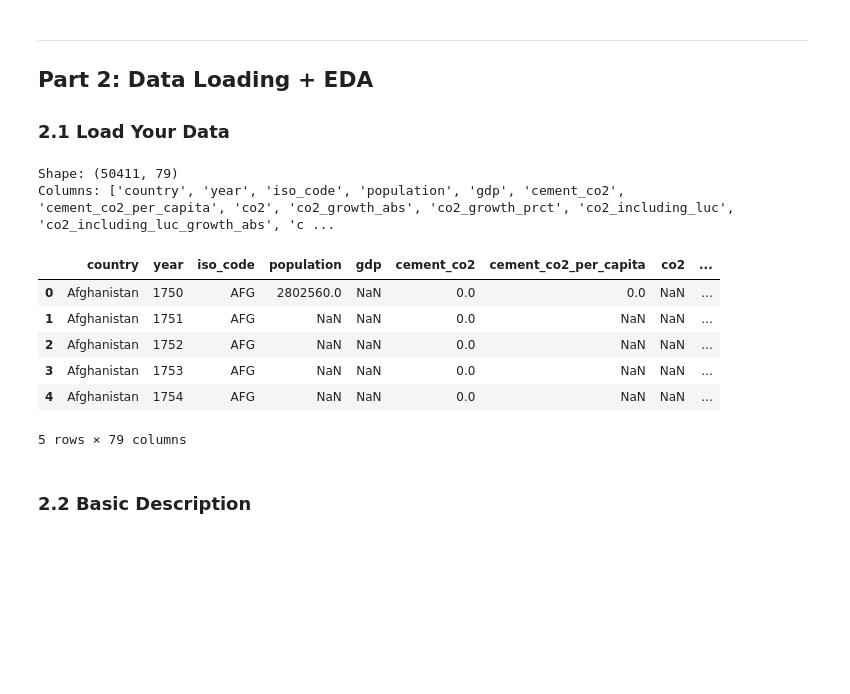
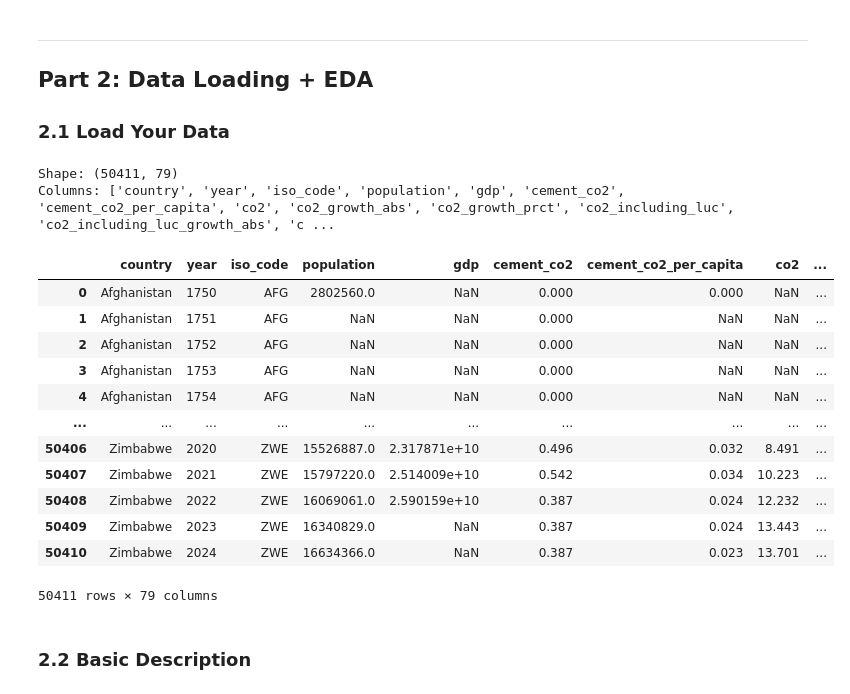
Before and after one commit to aydanali/ECON3916-Stats-and-ML, a Jupyter notebook: FinalProject/3916_final_project_starter.ipynb, the cells around one changed output. Saved outputs shown, nothing was run; the diff lists cells and outputs as text; code cells hidden in the pictures; blank space fills up the shorter version.

```diff
--- a/FinalProject/3916_final_project_starter.ipynb
+++ b/FinalProject/3916_final_project_starter.ipynb
@@ -68,29 +68,35 @@ Fill in each blank below. This becomes the opening paragraph of your report.
 # %%
 # ============================================================
 # 2.1 Load your dataset
 # ============================================================
 # Replace the URL/path below with your data source
 
 # df = pd.read_csv('your_data.csv')
 # df = pd.read_csv('https://example.com/data.csv')
 
 # Uncomment and modify one of the lines above
 df = pd.read_csv('https://raw.githubusercontent.com/owid/co2-data/refs/heads/master/owid-co2-data.csv')
 
 # Quick look
 print(f'Shape: {df.shape}')
 print(f'Columns: {list(df.columns)}')
-df.head()
+df
 # %% [output]
 Shape: (50411, 79)
 Columns: ['country', 'year', 'iso_code', 'population', 'gdp', 'cement_co2', 'cement_co2_per_capita', 'co2', 'co2_growth_abs', 'co2_growth_prct', 'co2_including_luc', 'co2_including_luc_growth_abs', 'c ...
 |  | country | year | iso_code | population | gdp | cement_co2 | cement_co2_per_capita | co2 | ... |
-| 0 | Afghanistan | 1750 | AFG | 2802560.0 | NaN | 0.0 | 0.0 | NaN | ... |
-| 1 | Afghanistan | 1751 | AFG | NaN | NaN | 0.0 | NaN | NaN | ... |
-| 2 | Afghanistan | 1752 | AFG | NaN | NaN | 0.0 | NaN | NaN | ... |
-| 3 | Afghanistan | 1753 | AFG | NaN | NaN | 0.0 | NaN | NaN | ... |
-| 4 | Afghanistan | 1754 | AFG | NaN | NaN | 0.0 | NaN | NaN | ... |
+| 0 | Afghanistan | 1750 | AFG | 2802560.0 | NaN | 0.000 | 0.000 | NaN | ... |
+| 1 | Afghanistan | 1751 | AFG | NaN | NaN | 0.000 | NaN | NaN | ... |
+| 2 | Afghanistan | 1752 | AFG | NaN | NaN | 0.000 | NaN | NaN | ... |
+| 3 | Afghanistan | 1753 | AFG | NaN | NaN | 0.000 | NaN | NaN | ... |
+| 4 | Afghanistan | 1754 | AFG | NaN | NaN | 0.000 | NaN | NaN | ... |
+| ... | ... | ... | ... | ... | ... | ... | ... | ... | ... |
+| 50406 | Zimbabwe | 2020 | ZWE | 15526887.0 | 2.317871e+10 | 0.496 | 0.032 | 8.491 | ... |
+| 50407 | Zimbabwe | 2021 | ZWE | 15797220.0 | 2.514009e+10 | 0.542 | 0.034 | 10.223 | ... |
+| 50408 | Zimbabwe | 2022 | ZWE | 16069061.0 | 2.590159e+10 | 0.387 | 0.024 | 12.232 | ... |
+| 50409 | Zimbabwe | 2023 | ZWE | 16340829.0 | NaN | 0.387 | 0.024 | 13.443 | ... |
+| 50410 | Zimbabwe | 2024 | ZWE | 16634366.0 | NaN | 0.387 | 0.023 | 13.701 | ... |
-5 rows × 79 columns
+50411 rows × 79 columns
 # %% [markdown]
 ### 2.2 Basic Description
 # %%
```
Also changed, not shown: parts of 11 cells of this notebook.
